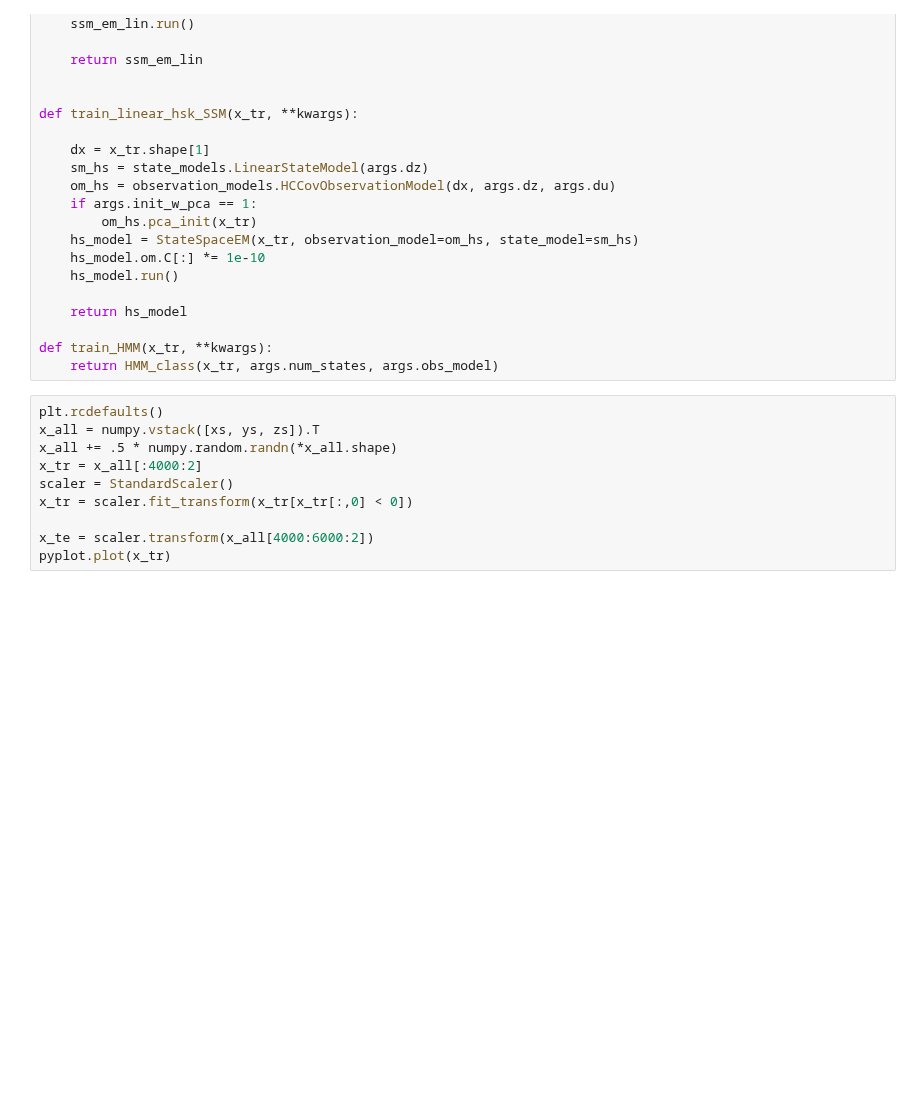
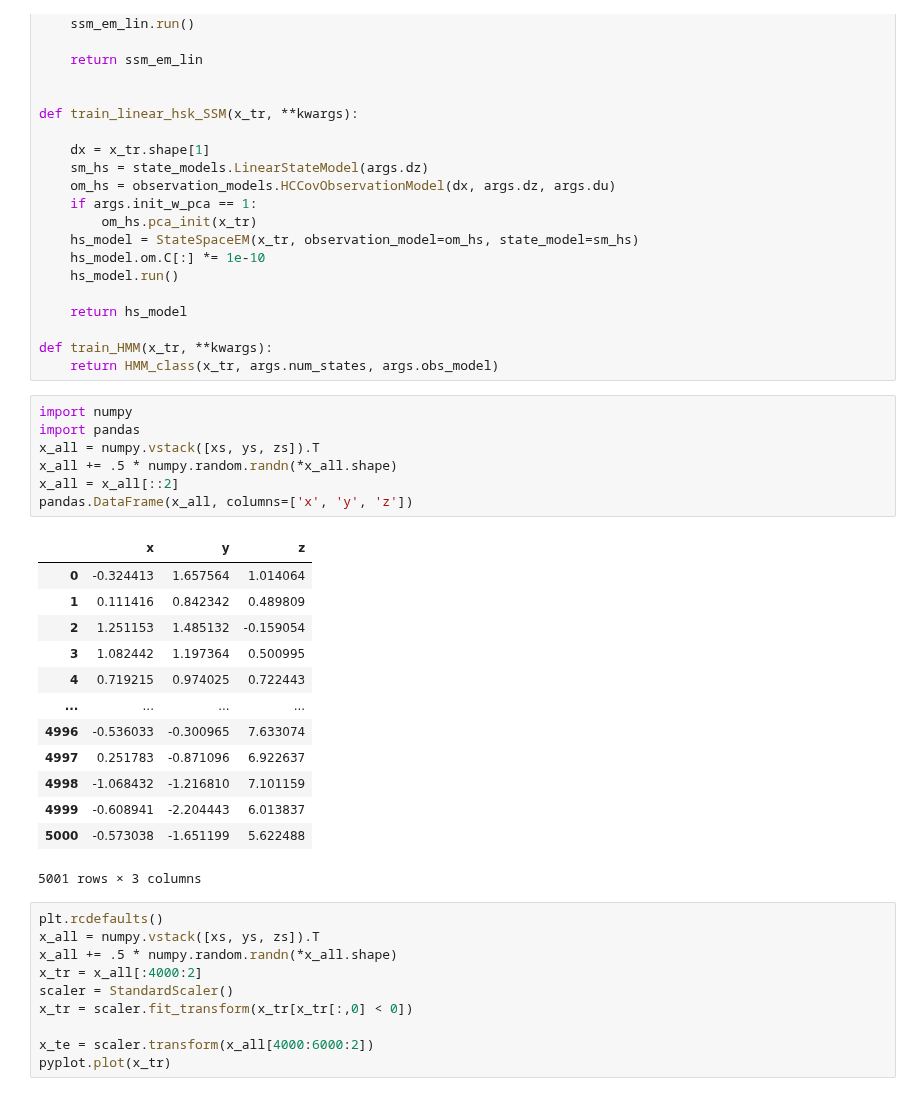
Before and after one commit to christiando/gaussian-toolbox, a Jupyter notebook: timeseries/experiments_scripts/Lorenz.ipynb, the cells around one changed output. Drawn from its saved outputs; the diff is of its cells as text; blank space fills up the shorter version.

```diff
--- a/timeseries/experiments_scripts/Lorenz.ipynb
+++ b/timeseries/experiments_scripts/Lorenz.ipynb
@@ -131,6 +131,27 @@ def train_linear_hsk_SSM(x_tr, **kwargs):
 
 def train_HMM(x_tr, **kwargs):
     return HMM_class(x_tr, args.num_states, args.obs_model)
+# %%
+import numpy
+import pandas
+x_all = numpy.vstack([xs, ys, zs]).T
+x_all += .5 * numpy.random.randn(*x_all.shape)
+x_all = x_all[::2]
+pandas.DataFrame(x_all, columns=['x', 'y', 'z'])
+# %% [output]
+|  | x | y | z |
+| 0 | -0.324413 | 1.657564 | 1.014064 |
+| 1 | 0.111416 | 0.842342 | 0.489809 |
+| 2 | 1.251153 | 1.485132 | -0.159054 |
+| 3 | 1.082442 | 1.197364 | 0.500995 |
+| 4 | 0.719215 | 0.974025 | 0.722443 |
+| ... | ... | ... | ... |
+| 4996 | -0.536033 | -0.300965 | 7.633074 |
+| 4997 | 0.251783 | -0.871096 | 6.922637 |
+| 4998 | -1.068432 | -1.216810 | 7.101159 |
+| 4999 | -0.608941 | -2.204443 | 6.013837 |
+| 5000 | -0.573038 | -1.651199 | 5.622488 |
+5001 rows × 3 columns
 # %%
 plt.rcdefaults()
 x_all = numpy.vstack([xs, ys, zs]).T
```
Also changed, not shown: 16 other files.
